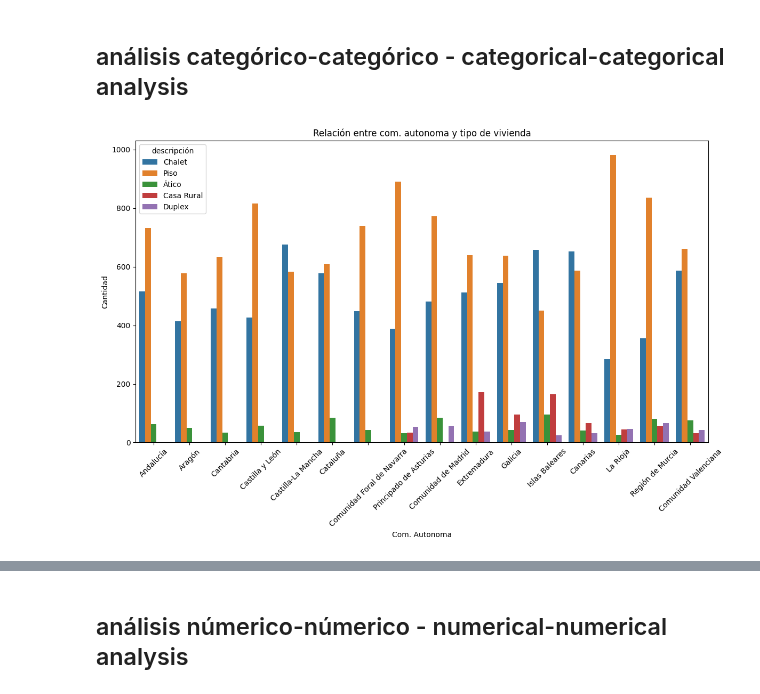
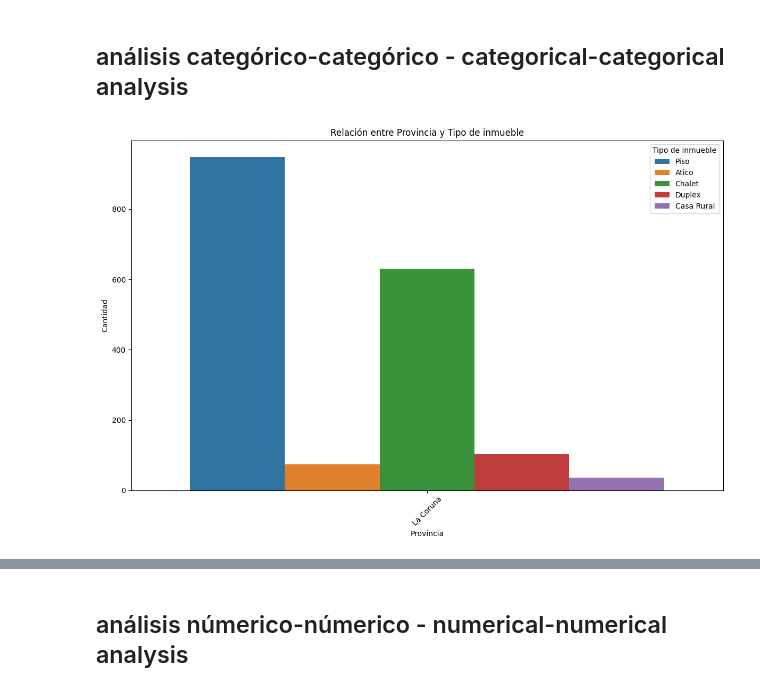
Before and after one commit to 4GeeksAcademy/028-PROYECTO_FINAL_VIVIENDAS-main-4geeks, a Jupyter notebook: src/PROVINCIAS/a_coruña_limpio_eda.ipynb, the cells around one changed output, grey strips where cells are left out. Saved outputs shown, nothing was run; the diff lists cells and outputs as text; code cells hidden in the pictures.

```diff
--- a/src/PROVINCIAS/a_coruña_limpio_eda.ipynb
+++ b/src/PROVINCIAS/a_coruña_limpio_eda.ipynb
@@ -164,29 +192,35 @@ plt.show()
 # %%
 import matplotlib.pyplot as plt
 import seaborn as sns
 
 # Obtener las 10 provincias más importantes
-top_10_provincias = dataframe['descripción'].value_counts().nlargest(5).index
+top_10_provincias = dataframe['Provincia'].value_counts().nlargest(5).index
 
 # Filtrar el DataFrame solo para las 10 provincias más importantes
-dataframe_top_10_provincias = dataframe[dataframe['descripción'].isin(top_10_provincias)]
+dataframe_top_10_provincias = dataframe[dataframe['Provincia'].isin(top_10_provincias)]
+
+# Obtener los 5 tipos de inmuebles más comunes
+top_5_tipos_inmuebles = dataframe['Tipo de inmueble'].value_counts().nlargest(5).index
+
+# Filtrar el DataFrame solo para los 5 tipos de inmuebles más comunes
+dataframe_top_5_tipos_inmuebles = dataframe_top_10_provincias[dataframe_top_10_provincias['Tipo de inmueble'].isin(top_5_tipos_inmuebles)]
 
 # Crear una figura de subplots
 fig, axes = plt.subplots(figsize=(12, 8))
 
-# Crear un gráfico de barras para analizar 'com. autonoma' vs 'provincia'
-sns.countplot(data=dataframe_top_10_provincias, x='com. autonoma', hue='descripción', ax=axes)
-axes.set_title('Relación entre com. autonoma y tipo de vivienda')
-axes.set_xlabel('Com. Autonoma')
+# Crear un gráfico de barras para analizar 'Provincia' vs 'Tipo de inmueble' con los 5 tipos más comunes
+sns.countplot(data=dataframe_top_5_tipos_inmuebles, x='Provincia', hue='Tipo de inmueble', ax=axes)
+axes.set_title('Relación entre Provincia y Tipo de inmueble')
+axes.set_xlabel('Provincia')
 axes.set_ylabel('Cantidad')
 
 # Rotar las etiquetas del eje x para mayor legibilidad
 axes.tick_params(axis='x', rotation=45)
 
 # Ajustar diseño
 plt.tight_layout()
 
 # Mostrar el gráfico
 plt.show()
 # %% [output]
-[figure, old version]
+[figure, new version]
```
Also changed, not shown: parts of 17 cells of this notebook, 51 other files.
